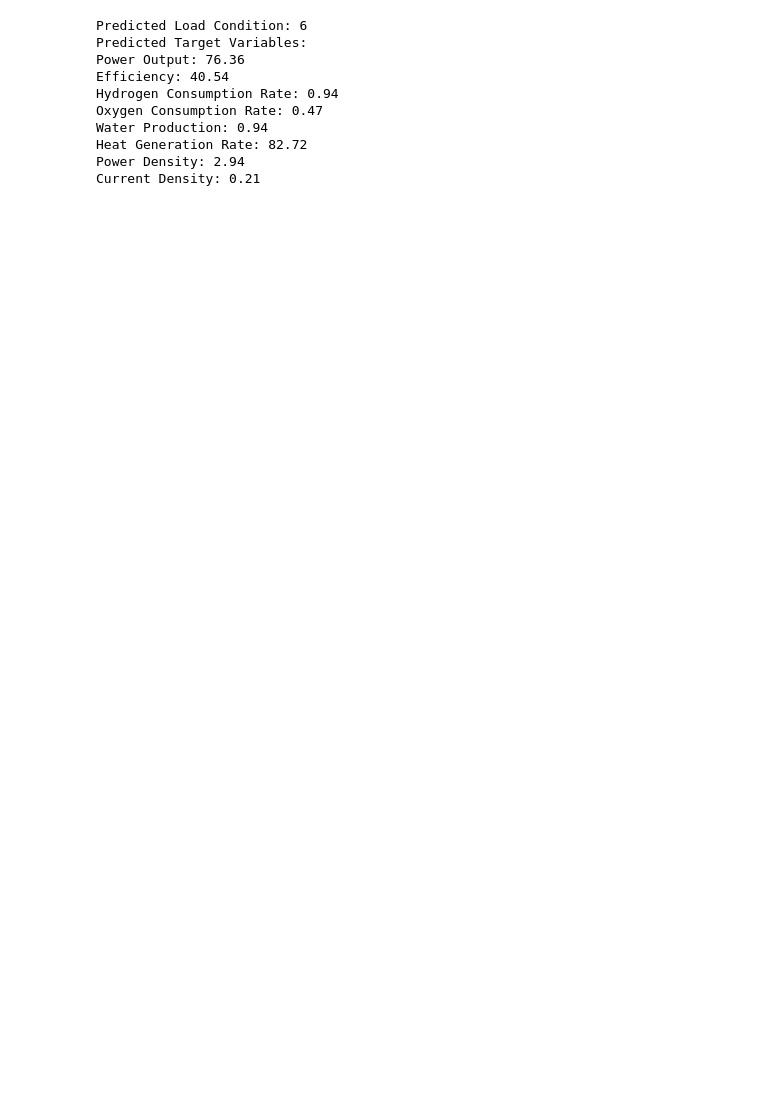
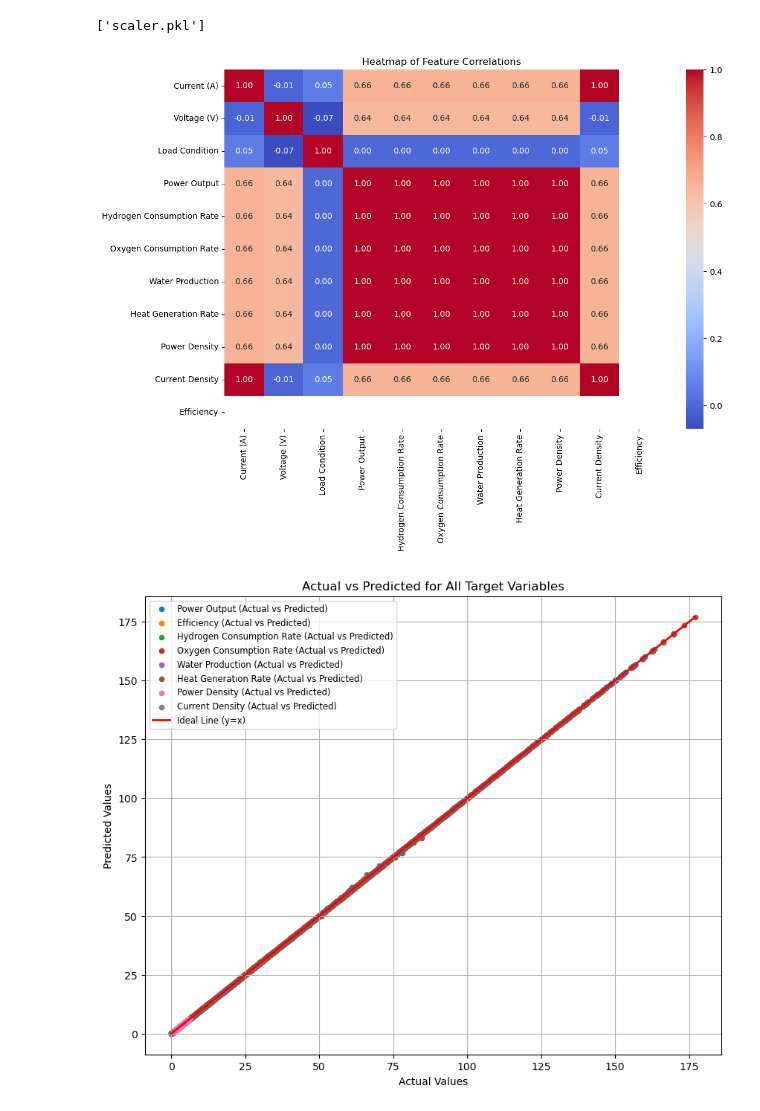
Before and after one commit to MAGHUTESAN/FUELCELL_LOAD_RANDOM_FOREST, a Jupyter notebook: Untitled-1.ipynb, the cells around one changed output. Cells and saved outputs as stored; diff of their text form; code cells hidden in the pictures; blank space fills up the shorter version.

```diff
--- a/Untitled-1.ipynb
+++ b/Untitled-1.ipynb
@@ -2,9 +2,13 @@
 # --- Import Required Libraries ---
 import pandas as pd
 import numpy as np
+import matplotlib.pyplot as plt
+import seaborn as sns
 from sklearn.ensemble import RandomForestRegressor
 from sklearn.preprocessing import LabelEncoder, StandardScaler
 from sklearn.model_selection import train_test_split
+from sklearn.metrics import mean_absolute_error, mean_squared_error, r2_score, explained_variance_score
+from sklearn.metrics import mean_squared_log_error, median_absolute_error, max_error, mean_poisson_deviance, mean_gamma_deviance
 import joblib
 
 # --- Load Dataset ---
@@ -111,30 +115,37 @@ rf_target_final.fit(X_train_final_scaled, y_train_targets_final)
 joblib.dump(rf_load_final, 'rf_load_model.pkl')
 joblib.dump(rf_target_final, 'rf_target_model.pkl')
 joblib.dump(scaler, 'scaler.pkl')
-
-# --- Test Prediction for New Load ---
-def predict_new_load(voltage, current):
-    input_data = np.array([[voltage, current]])
-    input_scaled = scaler.transform(input_data)
-    predicted_load = rf_load_final.predict(input_scaled).round().astype(int)
-    predicted_targets = rf_target_final.predict(input_scaled)
-    return predicted_load[0], predicted_targets
-
-# --- Test Example ---
-voltage_test, current_test = 14.0, 5.5
-predicted_load, predicted_targets = predict_new_load(voltage_test, current_test)
-print(f"Predicted Load Condition: {predicted_load}")
-print("Predicted Target Variables:")
-for i, col in enumerate(target_columns):
-    print(f"{col}: {predicted_targets[0][i]:.2f}")
 # %% [output]
-Predicted Load Condition: 6
-Predicted Target Variables:
-Power Output: 76.36
-Efficiency: 40.54
-Hydrogen Consumption Rate: 0.94
-Oxygen Consumption Rate: 0.47
-Water Production: 0.94
-Heat Generation Rate: 82.72
-Power Density: 2.94
-Current Density: 0.21
+['scaler.pkl']
+# %%
+
+# --- Save Heatmap of Correlation Matrix ---
+plt.figure(figsize=(12, 8))
+sns.heatmap(final_data.corr(), annot=True, cmap='coolwarm', fmt='.2f')
+plt.title('Heatmap of Feature Correlations')
+plt.savefig('heatmap_correlation.png', dpi=300)
+plt.show()
+
+# --- Single Plot: Actual vs Predicted for All Target Variables ---
+plt.figure(figsize=(10, 8))
+
+for i, col in enumerate(target_columns):
+    plt.scatter(y_test_targets_final[col].values, y_pred_targets[:, i], label=f'{col} (Actual vs Predicted)', s=20)
+
+# Add perfect prediction line
+min_value = min(y_test_targets_final.min().min(), y_pred_targets.min())
+max_value = max(y_test_targets_final.max().max(), y_pred_targets.max())
+plt.plot([min_value, max_value], [min_value, max_value], color='red', linewidth=2, label='Ideal Line (y=x)')
+
+plt.xlabel('Actual Values')
+plt.ylabel('Predicted Values')
+plt.title('Actual vs Predicted for All Target Variables')
+plt.legend(fontsize='small')
+plt.grid(True)
+
+# Save the plot
+plt.savefig('actual_vs_predicted_all_variables_single_plot.png', dpi=300)
+plt.show()
+# %% [output]
+[figure, added]
+[figure, added]
```
Also changed, not shown: parts of 2 cells of this notebook, 3 other files.
